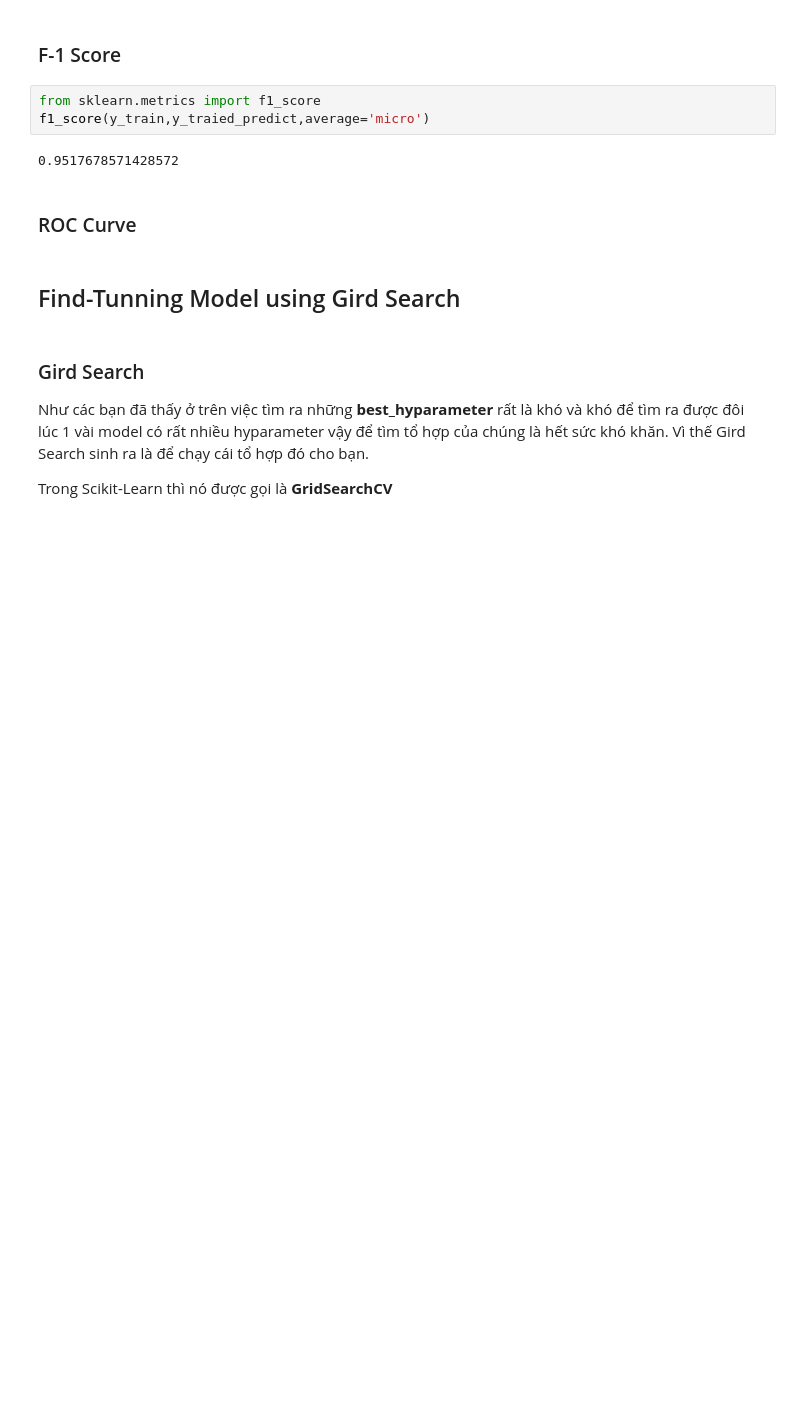
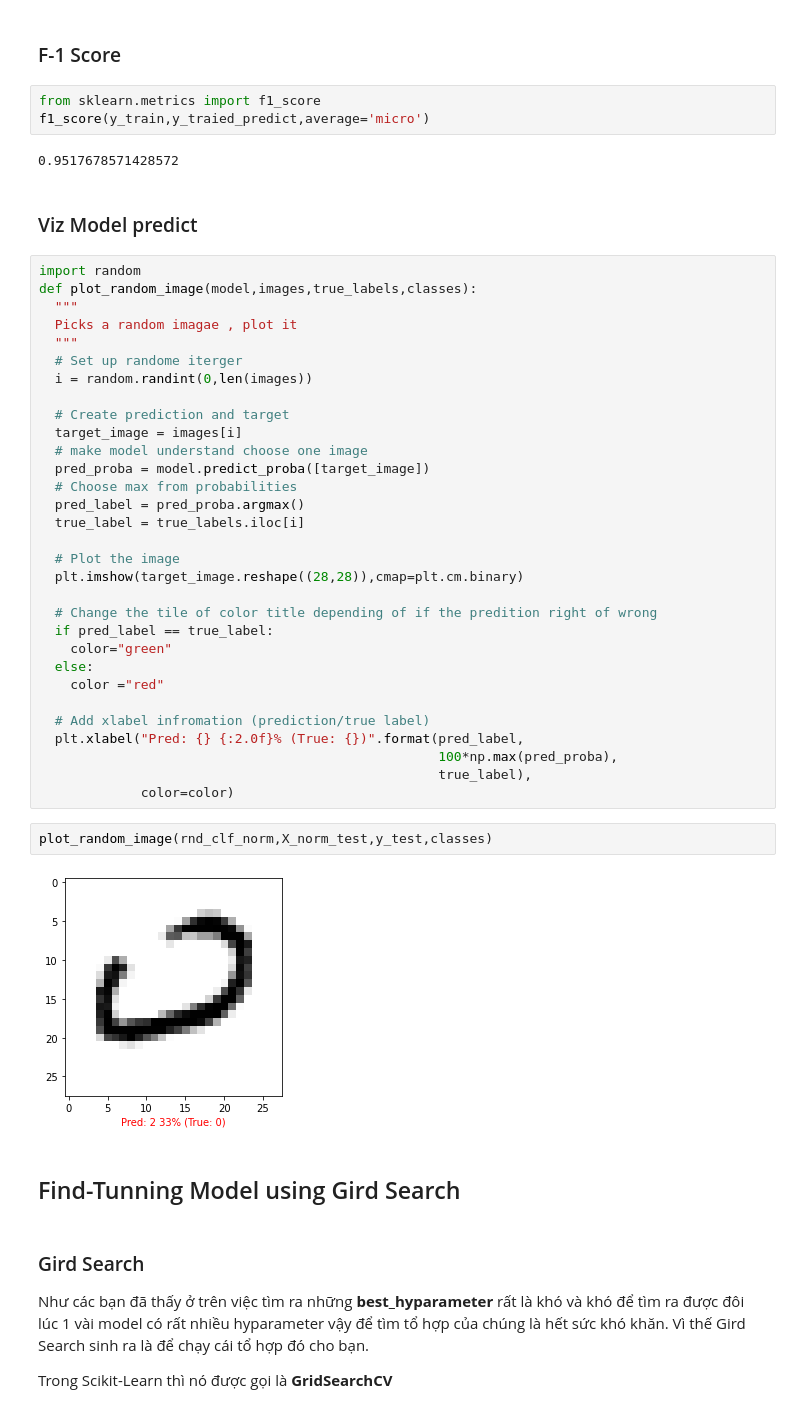
Before and after one commit to Thuoq/Machine-Learning-Basic, a Jupyter notebook: Endgame_ML_K1N2.ipynb, the cells around one changed output. Saved outputs shown, nothing was run; the diff lists cells and outputs as text; blank space fills up the shorter version.

```diff
--- a/Endgame_ML_K1N2.ipynb
+++ b/Endgame_ML_K1N2.ipynb
@@ -436,8 +396,43 @@ from sklearn.metrics import f1_score
 f1_score(y_train,y_traied_predict,average='micro')
 # %% [output]
 0.9517678571428572
-# %% [markdown]
-### ROC Curve
+# %% [markdown]
+###  Viz Model predict
+# %%
+import random
+def plot_random_image(model,images,true_labels,classes):
+  """
+  Picks a random imagae , plot it
+  """
+  # Set up randome iterger
+  i = random.randint(0,len(images))
+
+  # Create prediction and target
+  target_image = images[i]
+  # make model understand choose one image
+  pred_proba = model.predict_proba([target_image])
+  # Choose max from probabilities
+  pred_label = pred_proba.argmax()
+  true_label = true_labels.iloc[i]
+
+  # Plot the image
+  plt.imshow(target_image.reshape((28,28)),cmap=plt.cm.binary)
+
+  # Change the tile of color title depending of if the predition right of wrong
+  if pred_label == true_label:
+    color="green"
+  else:
+    color ="red"
+
+  # Add xlabel infromation (prediction/true label)
+  plt.xlabel("Pred: {} {:2.0f}% (True: {})".format(pred_label,
+                                                   100*np.max(pred_proba),
+                                                   true_label),
+             color=color)
+# %%
+plot_random_image(rnd_clf_norm,X_norm_test,y_test,classes)
+# %% [output]
+[figure, added]
 # %% [markdown]
 ## Find-Tunning Model using Gird Search
 # %% [markdown]
```
Also changed, not shown: parts of 13 cells of this notebook.
